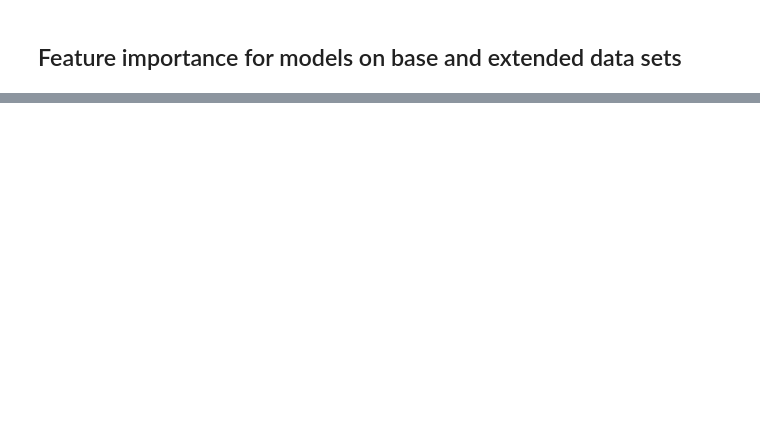
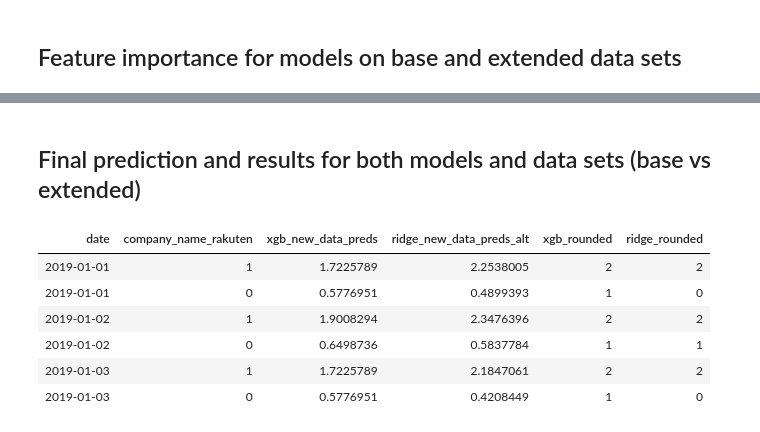
Before and after one commit to woldemarg/ds_tests, a Jupyter notebook: sripts/holomb_test.ipynb, the cells around one changed output, grey strips where cells are left out. Drawn from its saved outputs; the diff is of its cells as text; code cells hidden in the pictures; blank space fills up the shorter version.

```diff
--- a/sripts/holomb_test.ipynb
+++ b/sripts/holomb_test.ipynb
@@ -762,3 +786,5 @@ company_name = rep(c("rakuten", "jalan"), length(date) / 2)) %>%
+# %% [markdown]
+## Final prediction and results for both models and data sets (base vs extended)
 # %%
 #make final predictions
 xgb_new_data_preds <-
@@ -795,3 +819,13 @@ results_rakuten <- subset(results, company_name_jalan == 0)
 #write_csv(results_jalan[, c(1, 5)], "results/predictions/jalan_xgb_rounded.csv")
 #write_csv(results_jalan[, c(1, 4)], "results/predictions/jalan_alt_raw.csv")
 #write_csv(results_jalan[, c(1, 6)], "results/predictions/jalan_alt_rounded.csv")
+# %%
+head(results)
+# %% [output]
+| date | company_name_rakuten | xgb_new_data_preds | ridge_new_data_preds_alt | xgb_rounded | ridge_rounded |
+| 2019-01-01 | 1 | 1.7225789 | 2.2538005 | 2 | 2 |
+| 2019-01-01 | 0 | 0.5776951 | 0.4899393 | 1 | 0 |
+| 2019-01-02 | 1 | 1.9008294 | 2.3476396 | 2 | 2 |
+| 2019-01-02 | 0 | 0.6498736 | 0.5837784 | 1 | 1 |
+| 2019-01-03 | 1 | 1.7225789 | 2.1847061 | 2 | 2 |
+| 2019-01-03 | 0 | 0.5776951 | 0.4208449 | 1 | 0 |
```
Also changed, not shown: parts of 13 cells of this notebook, 1 other file.
